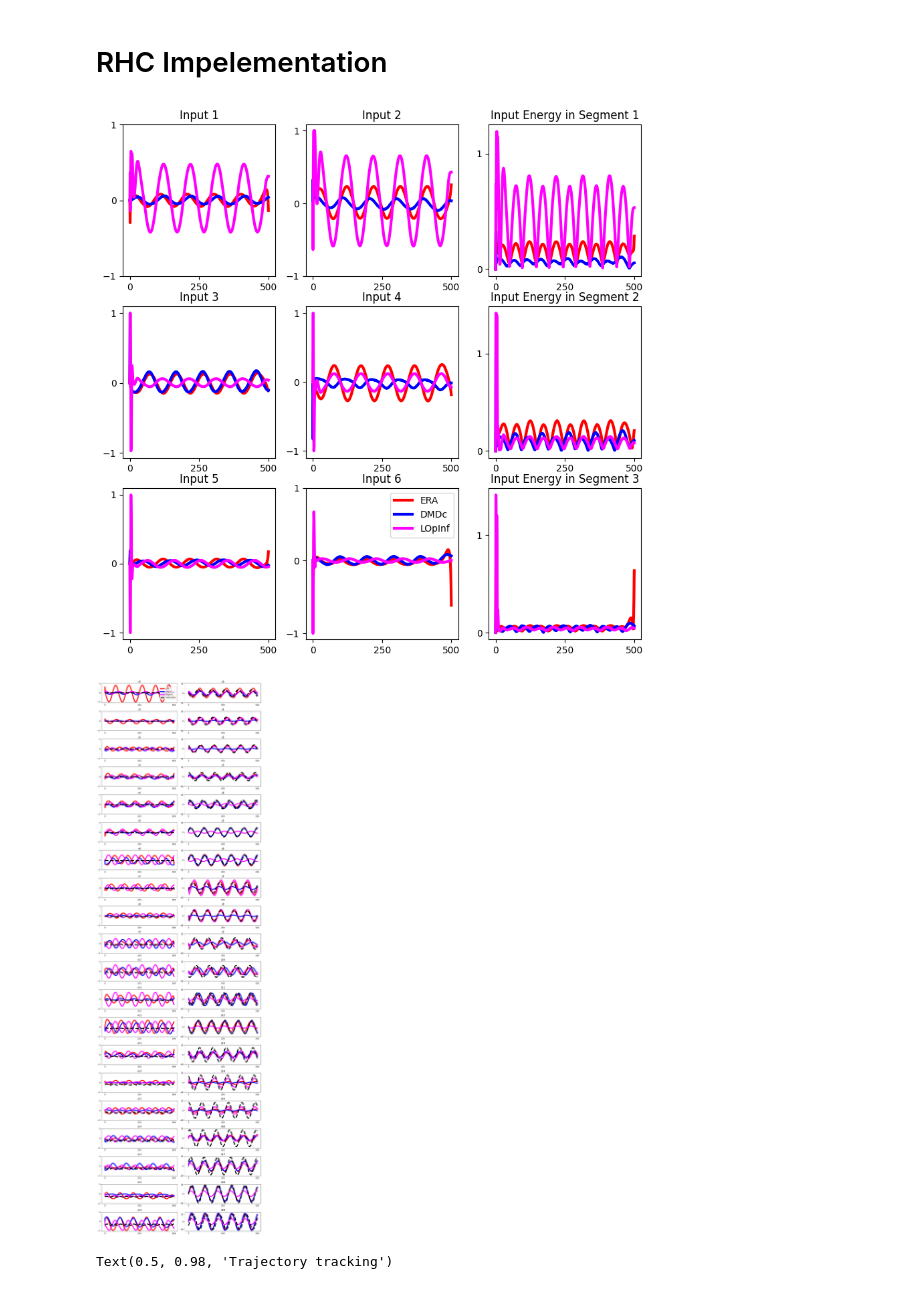
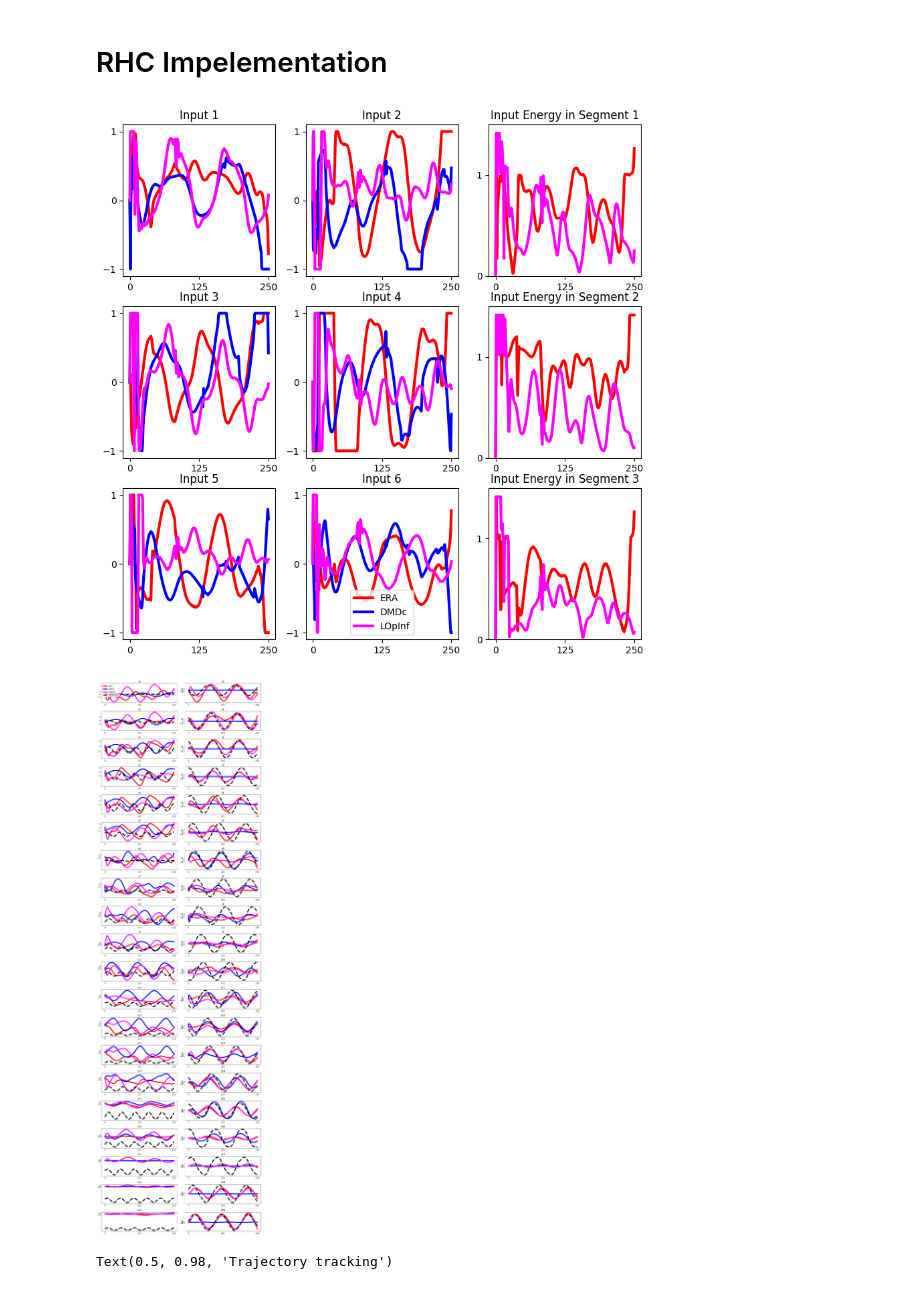
Before and after one commit to iman-adibnazari/anguilliformOptimalControl, a Jupyter notebook: src/recedingHorizonControl_ROM_FullAssembly.ipynb, the cells around one changed output. Drawn from its saved outputs; the diff is of its cells as text; code cells hidden in the pictures.

Commit message:
bug fixes and figure generation for SCR2023

```diff
--- a/src/recedingHorizonControl_ROM_FullAssembly.ipynb
+++ b/src/recedingHorizonControl_ROM_FullAssembly.ipynb
@@ -75,10 +66,11 @@ A_lopinf = A_lopinf #+ 0.000001*np.random.randn(np.shape(A_lopinf)[0],np.shape(A
 B_lopinf = B_lopinf #+ 0.0001*np.random.randn(np.shape(B_lopinf)[0],np.shape(B_lopinf)[1])
 C_lopinf = C_lopinf #+ 0.0001*np.random.randn(np.shape(C_lopinf)[0],np.shape(C_lopinf)[1])
 # %%
-n = 12 # number of states
+n = 22 # number of states
 m = 6 # number of inputs
 p = 40 # number of outputs
-T = 500 # prediction horizon
+T = 250 # prediction horizon
 Q = np.eye(n) # state cost matrix
 R = np.eye(m) # input cost matrix
 P = np.eye(n) # terminal state cost matrix
+dt = 0.001
@@ -91,7 +78,7 @@ dt = 0.001
 # Reference Trajectory Generation
 # %%
 # Function to provide coordinates of discretized centerline at a given time
-def generateReferenceCoords(time,numPoints=20,a_max=0.1,l=1,k=10,omega=7,x_shift = 0,z_shift = 0):
+def generateReferenceCoords(time,numPoints=20,a_max=10,l=1114.1947932504659,k=10,omega=7,x_shift = 0,z_shift = 0):
     # Generate 10 times number of x coordinates as desired points
     x = np.linspace(0,l,numPoints*1000)
     dx = x[1]-x[0]
@@ -130,8 +105,8 @@ def generateReferenceCoords(time,numPoints=20,a_max=0.1,l=1,k=10,omega=7,x_shift
 # %%
 # Generate matrix of reference coordinates
 # x_ref = np.zeros((p,T+1))
-y_ref = np.zeros((p,T+1))
+y_refs = np.zeros((p,T+1))
 for i in range(T+1):
 
-    y_ref[:,i] = generateReferenceCoords(dt*i,p//2,a_max=10,l=length,omega=65)
+    y_refs[:,i] = generateReferenceCoords(dt*i,p//2,a_max=100,l=length,omega=65)
 # %%
@@ -288,54 +286,55 @@ for i in range(3):
         axs[i, j].plot(u_lopinf[2*i+j,:].value, label='LOpInf', color='magenta', linewidth=3)
         axs[i, j].set_title('Input ' + str(2*i+j+1))
         # Set ticks
-        axs[i, j].set_xticks([0,250,500])
+        axs[i, j].set_xticks([0,125,250])
         axs[i, j].set_yticks([-1,0,1])
 
     # Plot input energy for each actuation pair
     axs[i, 2].plot(np.sqrt(u_era[2*i,:].value**2+u_era[2*i+1,:].value**2), label='ERA', color='red', linewidth=3)
-    axs[i, 2].plot(np.sqrt(u_dmdc[2*i,:].value**2+u_dmdc[2*i+1,:].value**2), label='DMDc', color='blue', linewidth=3)
+    # axs[i, 2].plot(np.sqrt(u_dmdc[2*i,:].value**2+u_dmdc[2*i+1,:].value**2), label='DMDc', color='blue', linewidth=3)
     axs[i, 2].plot(np.sqrt(u_lopinf[2*i,:].value**2+u_lopinf[2*i+1,:].value**2), label='LOpInf', color='magenta', linewidth=3)
     axs[i, 2].set_title('Input Energy in Segment ' + str(i+1))
-    axs[i, 2].set_xticks([0,250,500])
+    axs[i, 2].set_xticks([0,125,250])
     axs[i, 2].set_yticks([0,1])
+    axs[i, 2].set_ylim([0,1.5])
 axs[i, j].legend()
 # save as SVG
 plt.savefig('inputs.pdf', format='pdf', dpi=1200)
 # %% [output]
-[figure, old version]
+[figure, new version]
 # %%
 # Plot all 40 outputs of the rom, with xs in one column and zs in the other
 fig, axs = plt.subplots(20, 2, figsize=(12, 40))
 for i in range(20):
     axs[i, 0].plot(np.arange(T+1), y_era[int(2*i), :].value, label='ERA', color='red',linewidth=5)
     axs[i, 0].plot(np.arange(T+1), y_dmdc[int(2*i), :].value, label='DMDc', color='blue',linewidth=5)
     axs[i, 0].plot(np.arange(T+1), y_lopinf[int(2*i), :].value, label='LOpInf', color='magenta',linewidth=5)
-    axs[i, 0].plot(y_ref[int(2*i),:], 'k--', label='Reference',linewidth=5)
+    axs[i, 0].plot(y_refs[int(2*i),:], 'k--', label='Reference',linewidth=5)
     axs[i, 0].set_title('x' + str(i))
     axs[i, 0].set_xticks([0, T/2,T])
     axs[i, 0].set_yticks([-5,0, 5])
 
     axs[i, 1].plot(np.arange(T+1),y_era[int(2*i+1), :].value, label='ERA', color='red',linewidth=5)
     axs[i, 1].plot(np.arange(T+1),y_dmdc[int(2*i+1), :].value, label='DMDc', color='blue',linewidth=5)
     axs[i, 1].plot(np.arange(T+1),y_lopinf[int(2*i+1), :].value, label='LOpInf', color='magenta',linewidth=5)
-    axs[i, 1].plot(y_ref[int(2*i+1),:], 'k--', label='Reference',linewidth=5)
+    axs[i, 1].plot(y_refs[int(2*i+1),:], 'k--', label='Reference',linewidth=5)
     axs[i, 1].set_title('z' + str(i))
     axs[i, 1].set_xticks([0, T/2,T])
     axs[i, 1].set_yticks([-10,0, 10])
 
 
     # add some vertical space between subplots
     # axs[i, 0].set_ylim([-0.5, 0.5])
     # axs[i, 1].set_ylim([-0.5, 0.5])
 axs[0, 0].legend()
 # axs[i, 1].legend()
 plt.tight_layout()
 plt.show()
 # Add title to figure
 fig.suptitle('Trajectory tracking', fontsize=16)
 
     # Plot reference trajectories
 # %% [output]
-[figure, old version]
+[figure, new version]
 Text(0.5, 0.98, 'Trajectory tracking')
 # %%
```
Also changed, not shown: parts of 10 cells of this notebook, 6 other files.
